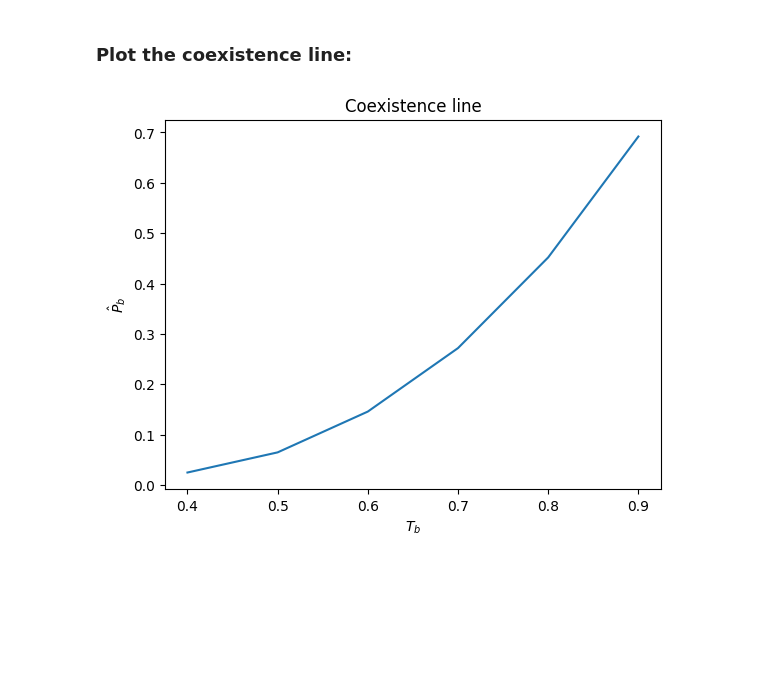
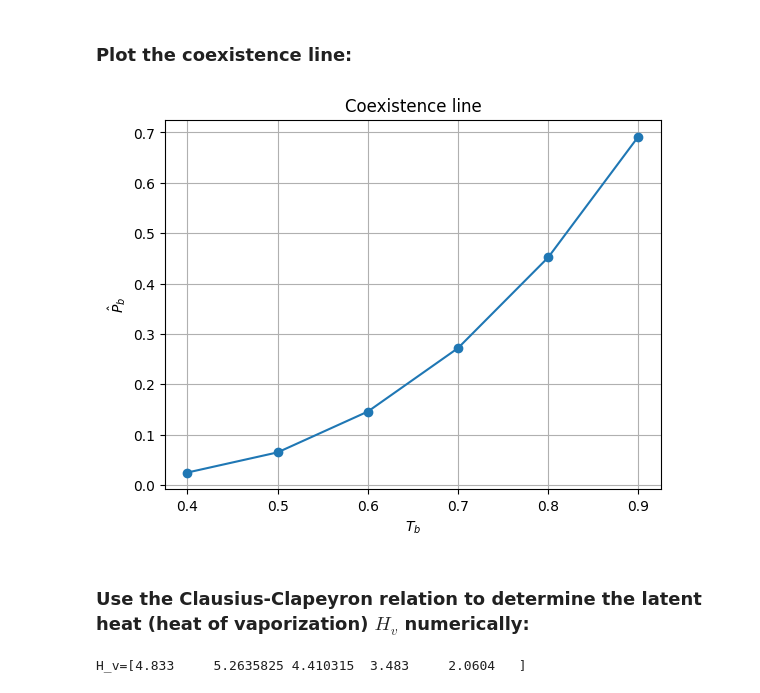
Before and after one commit to LassePladsen/FYS2160, a Jupyter notebook: Lab/Lab 2/numerical_work.ipynb, the cells around one changed output. Cells and saved outputs as stored; diff of their text form; code cells hidden in the pictures; blank space fills up the shorter version.

```diff
--- a/Lab/Lab 2/numerical_work.ipynb
+++ b/Lab/Lab 2/numerical_work.ipynb
@@ -142,13 +142,30 @@ The values are hard to see from here, so I've made a separate python script $\te
 # %% [markdown]
 ### Plot the coexistence line:
 # %%
-P = [0.025, 0.065, 0.146, 0.272, 0.452, 0.692]
+P = np.asarray([0.025, 0.065, 0.146, 0.272, 0.452, 0.692])
 T = np.arange(0.4, 1, 0.1)
-# dV = [37.3, 16.4, 7.23, 3.54, 1.62, 0.4]
 
-plt.plot(T, P)
+plt.plot(T, P, "o-")
 plt.ylabel("$\hat{P}_b$")
 plt.xlabel("$T_b$")
-plt.title("Coexistence line");
+plt.title("Coexistence line")
+plt.grid(True)
 # %% [output]
-[figure, old version]
+[figure, new version]
+# %% [markdown]
+### Use the Clausius-Clapeyron relation to determine the latent heat (heat of vaporization) $H_v$ numerically:
+# %%
+dV = np.asarray([37.3, 16.4, 7.23, 3.54, 1.62, 0.4])
+dPdT = (P[1:]-P[:-1]) / (T[1:]-T[:-1])  # approximate dP/dT
+
+# Reduce number of points in T and dV by one: use the average between two neighbour points
+T2 = np.zeros(T.size - 1)
+dV2 = np.zeros(dV.size - 1)
+for i in range(T.size - 1):
+    T2[i] = (T[i] + T[i+1])/2
+    dV2[i] = (dV[i] + dV[i+1])/2
+
+H_v = T2 * dV2 * dPdT
+print(f"H_v={H_v}")
+# %% [output]
+H_v=[4.833     5.2635825 4.410315  3.483     2.0604   ]
```
Also changed, not shown: parts of 2 cells of this notebook, 14 other files.
